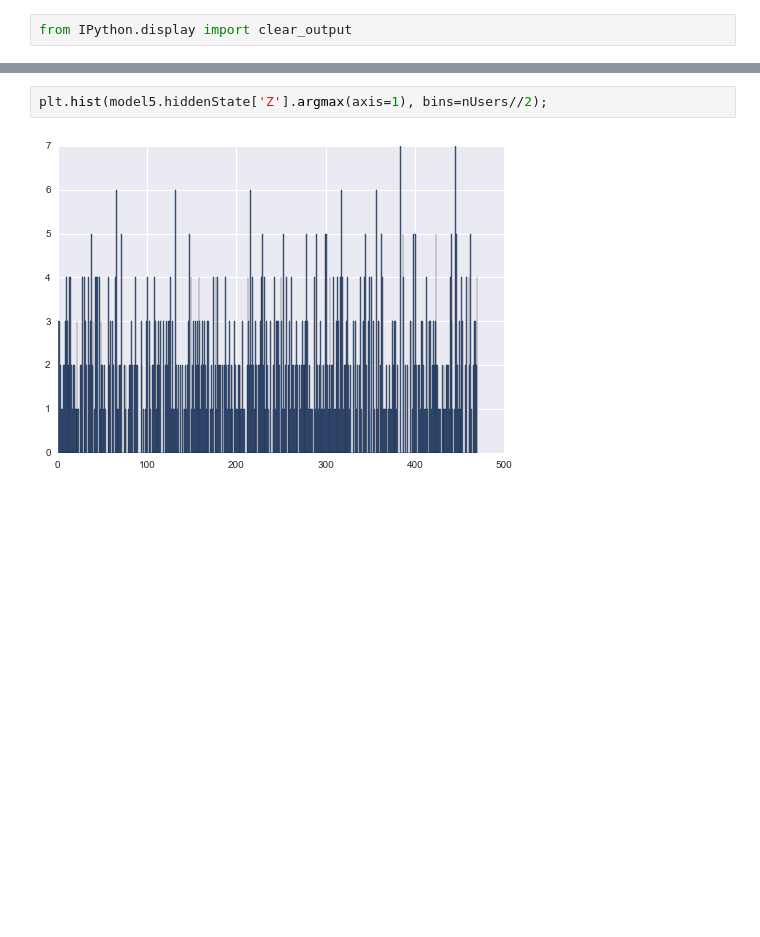
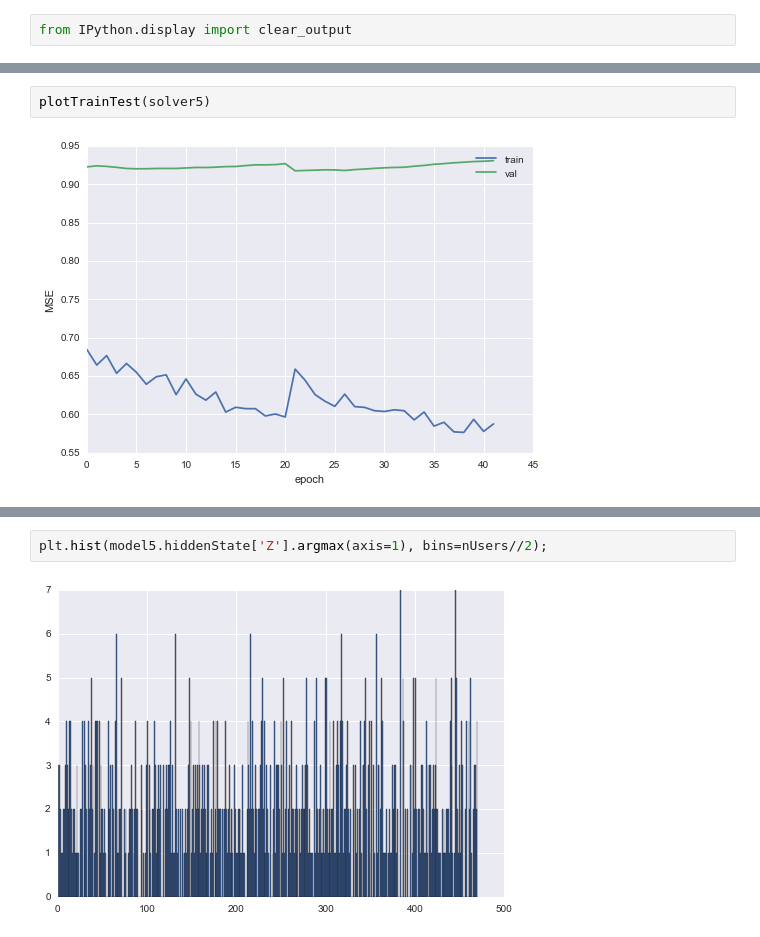
Before and after one commit to kristjanjonsson/LVM-Project, a Jupyter notebook: Prototyping-KJ.ipynb, the cells around one changed output, grey strips where cells are left out. Drawn from its saved outputs; the diff is of its cells as text; blank space fills up the shorter version.

```diff
--- a/Prototyping-KJ.ipynb
+++ b/Prototyping-KJ.ipynb
@@ -296,3 +329,7 @@ solver5 = Solver(model5, data0,
+# %%
+plotTrainTest(solver5)
+# %% [output]
+[figure, added]
 # %%
 
 for _ in range(5):
```
Also changed, not shown: parts of 18 cells of this notebook.
